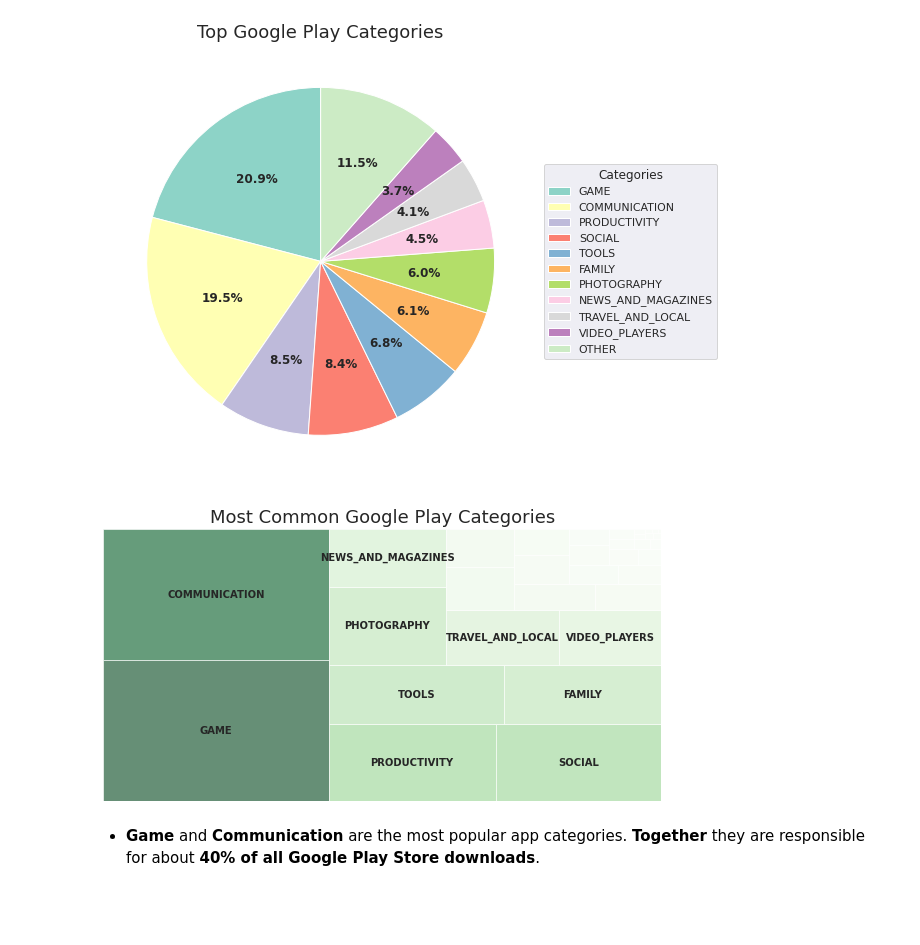
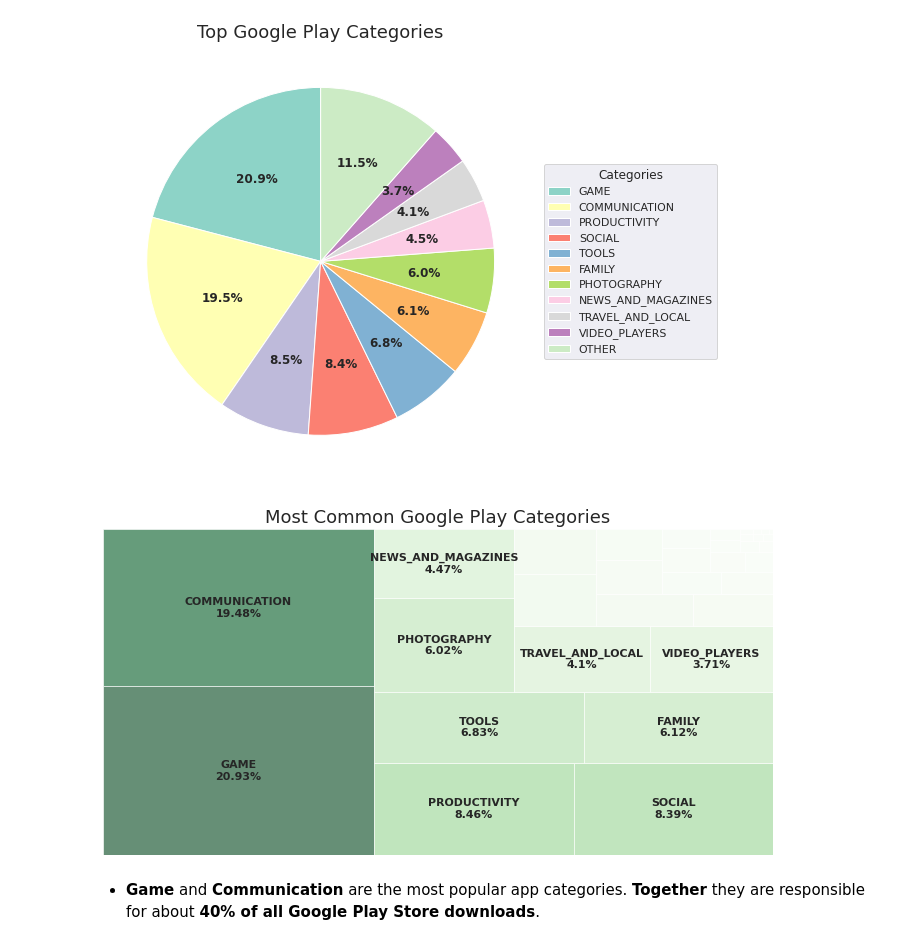
Before and after one commit to kimurarh/googleplay-analysis, a Jupyter notebook: Google-Play-Store-Analysis.ipynb, the cells around one changed output. Cells and saved outputs as stored; diff of their text form; code cells hidden in the pictures; blank space fills up the shorter version.

```diff
--- a/Google-Play-Store-Analysis.ipynb
+++ b/Google-Play-Store-Analysis.ipynb
@@ -207,6 +207,6 @@ df_apps['Installs'] = df_apps['Installs'].apply(lambda x: float(x[:-1].replace('
 # %%
-# Converts the App Size to kilobytes (Size will be 0 if 'Varies with Device')
-df_apps['Size'] = df_apps['Size'].apply(lambda x: float(x[:-1])*1024 if x[-1] == 'M' else(float(x[:-1]) if x[-1] == 'k' else 0))
+# Converts the App Size to megabytes (Size will be 0 if 'Varies with Device')
+df_apps['Size'] = df_apps['Size'].apply(lambda x: float(x[:-1]) if x[-1] == 'M' else(float(x[:-1])/1024 if x[-1] == 'k' else 0))
 # %% [markdown]
 ### Price (to numeric - in dollars)
 # %%
@@ -305,24 +305,25 @@ plt.show()
 [figure]
 # %%
 # Generate Labels and Values
-labels = top_categories_downloads.index.tolist()
-values = top_categories_downloads.values.tolist()
+values = top_categories_downloads.values
+percentage = (values * 100 / values.sum()).round(2)
+labels = top_categories_downloads.index + '\n' + percentage.astype('str') + '%'
 
 # Generate Colormap
 cmap = matplotlib.cm.Greens
 mini = min(top_categories_downloads)
 maxi = max(top_categories_downloads)
 norm = matplotlib.colors.Normalize(vmin=mini, vmax=maxi)
 colors = [cmap(norm(i)) for i in top_categories_downloads]
 
 # Plot
-fig, ax = plt.subplots(figsize=(10, 5))
-squarify.plot(values, label=labels[:10], color=colors, alpha=0.6, text_kwargs={'fontsize': 10, 'weight': 'bold'})
+fig, ax = plt.subplots(figsize=(12, 6))
+squarify.plot(values, label=labels[:10], color=colors, alpha=0.6, text_kwargs={'fontsize': 11, 'weight': 'bold'})
 ax.axis('off')
 ax.set_title("Most Common Google Play Categories", fontsize=18)
 plt.show()
 # %% [output]
-[figure, old version]
+[figure, new version]
 # %% [markdown]
 * <strong>Game</strong> and <strong>Communication</strong> are the most popular app categories. <strong>Together</strong> they are responsible for about <strong>40% of all Google Play Store downloads</strong>.
 # %% [markdown]
```
Also changed, not shown: parts of 9 cells of this notebook.
